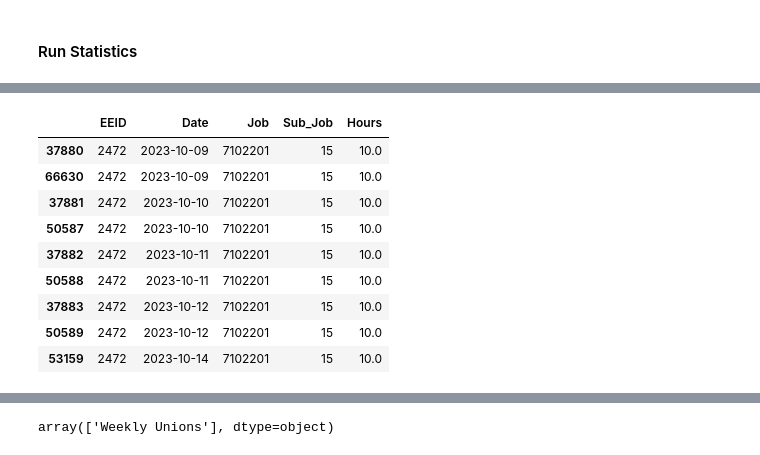
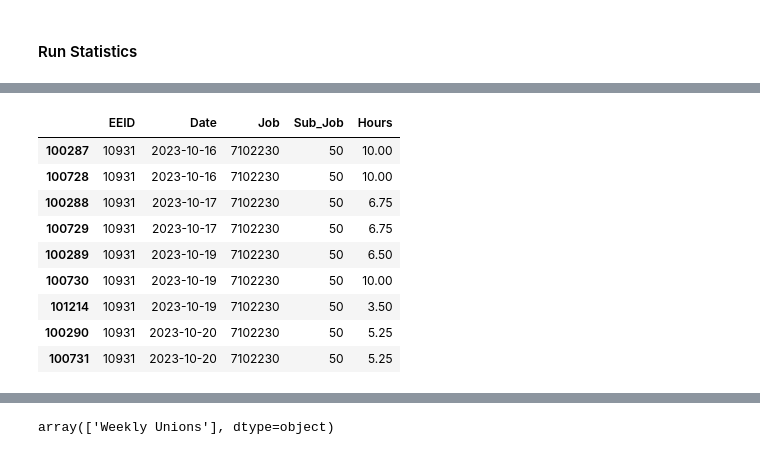
Before and after one commit to jbeachyMoss/LaborHours_Compare, a Jupyter notebook: DataValidation.ipynb, the cells around one changed output, grey strips where cells are left out. Saved outputs shown, nothing was run; the diff lists cells and outputs as text; code cells hidden in the pictures.

Commit message:
Run for week ending 10/21/2023

```diff
--- a/DataValidation.ipynb
+++ b/DataValidation.ipynb
@@ -32,7 +30,7 @@ note: run with `RUST_BACKTRACE=1` environment variable to display a backtrace
 # %%
 ##########################
 
-week_ending = '2023-10-14'
+week_ending = '2023-10-21'
 
 ##########################
 
@@ -282,16 +301,16 @@ Ran on 10-18-2023 11:31:26 for Week Ending 2023-10-14
 # %%
-wd_pr_df_comp.loc[(wd_pr_df_comp['EEID']=='2472')&wd_filter].sort_values('Date')
+wd_pr_df_comp.loc[(wd_pr_df_comp['EEID']=='10931')&wd_filter].sort_values('Date')
 # %% [output]
 |  | EEID | Date | Job | Sub_Job | Hours |
-| 37880 | 2472 | 2023-10-09 | 7102201 | 15 | 10.0 |
-| 66630 | 2472 | 2023-10-09 | 7102201 | 15 | 10.0 |
-| 37881 | 2472 | 2023-10-10 | 7102201 | 15 | 10.0 |
-| 50587 | 2472 | 2023-10-10 | 7102201 | 15 | 10.0 |
-| 37882 | 2472 | 2023-10-11 | 7102201 | 15 | 10.0 |
-| 50588 | 2472 | 2023-10-11 | 7102201 | 15 | 10.0 |
-| 37883 | 2472 | 2023-10-12 | 7102201 | 15 | 10.0 |
-| 50589 | 2472 | 2023-10-12 | 7102201 | 15 | 10.0 |
-| 53159 | 2472 | 2023-10-14 | 7102201 | 15 | 10.0 |
+| 100287 | 10931 | 2023-10-16 | 7102230 | 50 | 10.00 |
+| 100728 | 10931 | 2023-10-16 | 7102230 | 50 | 10.00 |
+| 100288 | 10931 | 2023-10-17 | 7102230 | 50 | 6.75 |
+| 100729 | 10931 | 2023-10-17 | 7102230 | 50 | 6.75 |
+| 100289 | 10931 | 2023-10-19 | 7102230 | 50 | 6.50 |
+| 100730 | 10931 | 2023-10-19 | 7102230 | 50 | 10.00 |
+| 101214 | 10931 | 2023-10-19 | 7102230 | 50 | 3.50 |
+| 100290 | 10931 | 2023-10-20 | 7102230 | 50 | 5.25 |
+| 100731 | 10931 | 2023-10-20 | 7102230 | 50 | 5.25 |
 # %%
 wd_pr_df_dev.loc[wd_pr_df_dev['Workers'].str.contains('4082'),['Workers','FrequencySalary',]]
 # %% [output]
```
Also changed, not shown: parts of 4 cells of this notebook.
